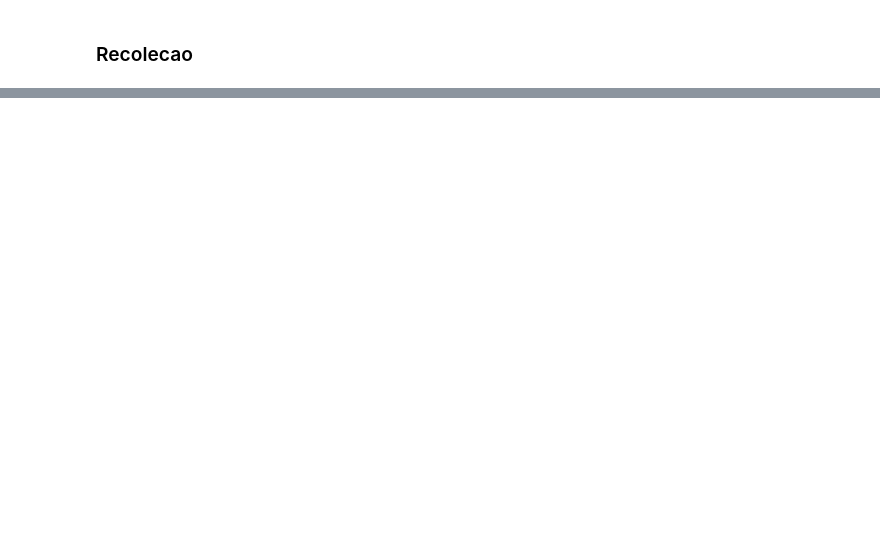
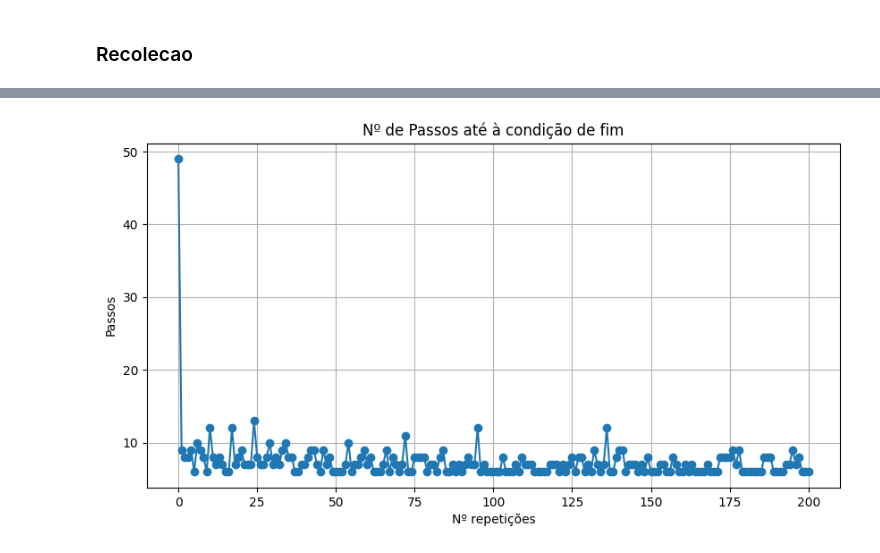
Before and after one commit to Biancs13/ProjetoAA, a Jupyter notebook: Demo.ipynb, the cells around one changed output, grey strips where cells are left out. Saved outputs shown, nothing was run; the diff lists cells and outputs as text; code cells hidden in the pictures; blank space fills up the shorter version.

```diff
--- a/Demo.ipynb
+++ b/Demo.ipynb
@@ -554,3 +570,7 @@ controlador.executa()
+# %%
+grafico_passos(controlador.numero_passos)
+# %% [output]
+[figure, added]
 # %%
 changeTest(ficheiro_controlador)
 controlador = criarControlador(ficheiro_controlador)
```
Also changed, not shown: parts of 7 cells of this notebook, 9 other files.
